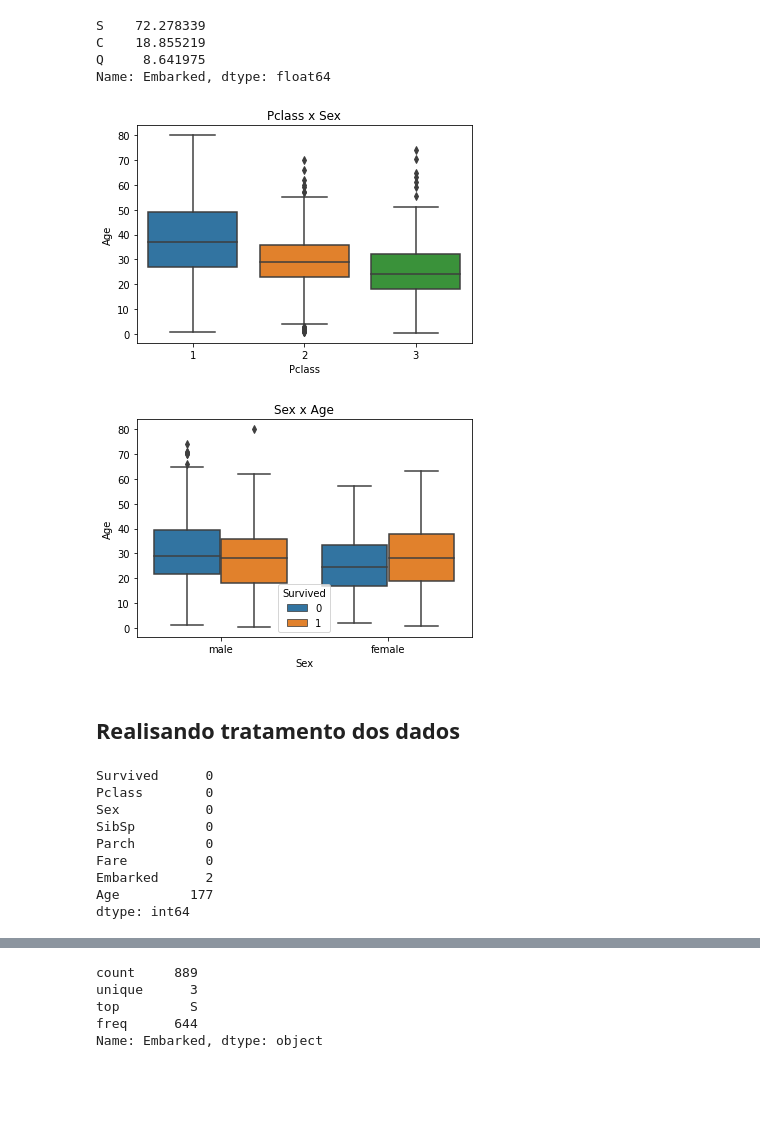
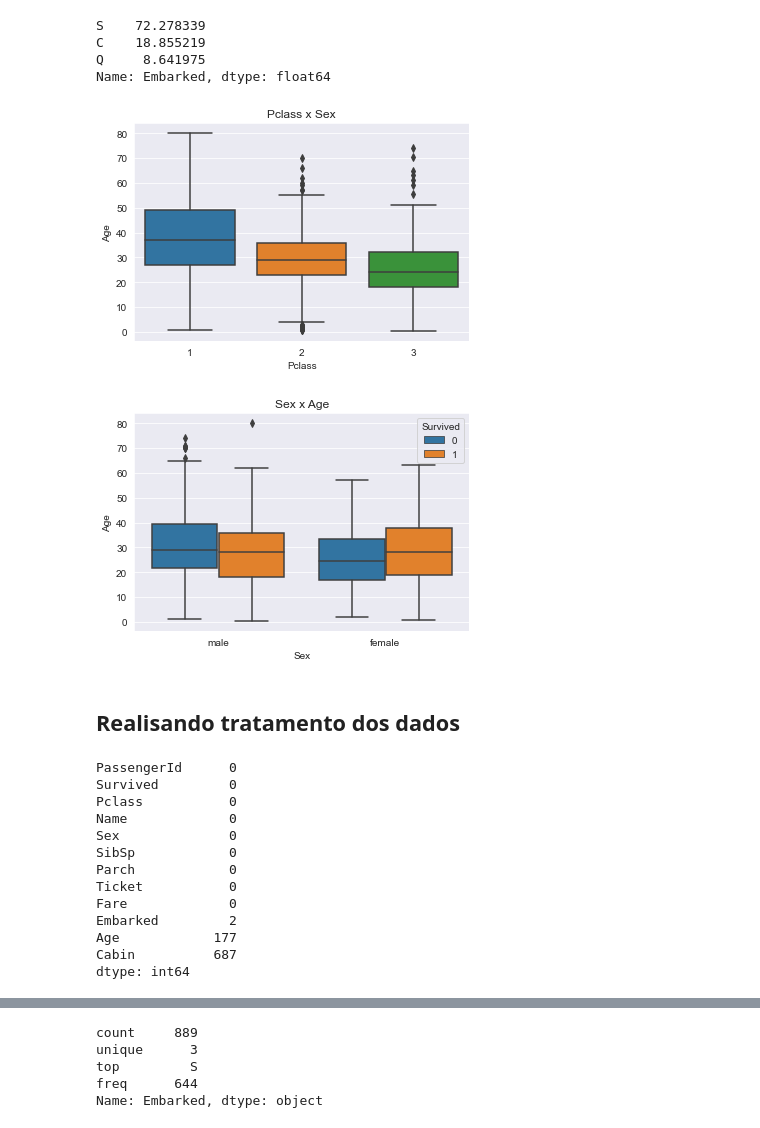
Before and after one commit to houstonsantos/titanic, a Jupyter notebook: Titanic.ipynb, the cells around one changed output, grey strips where cells are left out. Saved outputs shown, nothing was run; the diff lists cells and outputs as text; code cells hidden in the pictures; blank space fills up the shorter version.

```diff
--- a/Titanic.ipynb
+++ b/Titanic.ipynb
@@ -12,6 +13,10 @@ from sklearn.metrics import confusion_matrix, accuracy_score, classification_rep
 # %%
 # Definindo estilo
 sb.set_style("darkgrid")
+# %%
+# Importando base de dados
+data = pd.read_csv('dados/train.csv')
+test = pd.read_csv('dados/test.csv')
 # %% [markdown]
 ## Verificando informações do dataset
 # %%
@@ -145,13 +167,11 @@ Name: Embarked, dtype: float64
 sb.boxplot(x = data.Pclass, y = data.Age).set_title('Pclass x Sex')
 plt.show()
 # %% [output]
-[figure, old version]
+[figure, new version]
 # %%
 sb.boxplot(x = data.Sex, y = data.Age, hue = data.Survived).set_title('Sex x Age')
-plt.xlabel('Sex')
-plt.ylabel('Age')
 plt.show()
 # %% [output]
-[figure, old version]
+[figure, new version]
 # %% [markdown]
 ## Realisando tratamento dos dados
@@ -163,14 +179,18 @@ test.drop(['PassengerId', 'Name', 'Ticket', 'Cabin'], axis = 1, inplace = True)
 # Verificando valores nulos
 data.isnull().sum().sort_values(ascending = True)
 # %% [output]
-Survived      0
-Pclass        0
-Sex           0
-SibSp         0
-Parch         0
-Fare          0
-Embarked      2
-Age         177
+PassengerId      0
+Survived         0
+Pclass           0
+Name             0
+Sex              0
+SibSp            0
+Parch            0
+Ticket           0
+Fare             0
+Embarked         2
+Age            177
+Cabin          687
 dtype: int64
 # %%
 sb.heatmap(data.isnull(), cmap = "YlGnBu", yticklabels = False)
```
Also changed, not shown: parts of 44 cells of this notebook.
